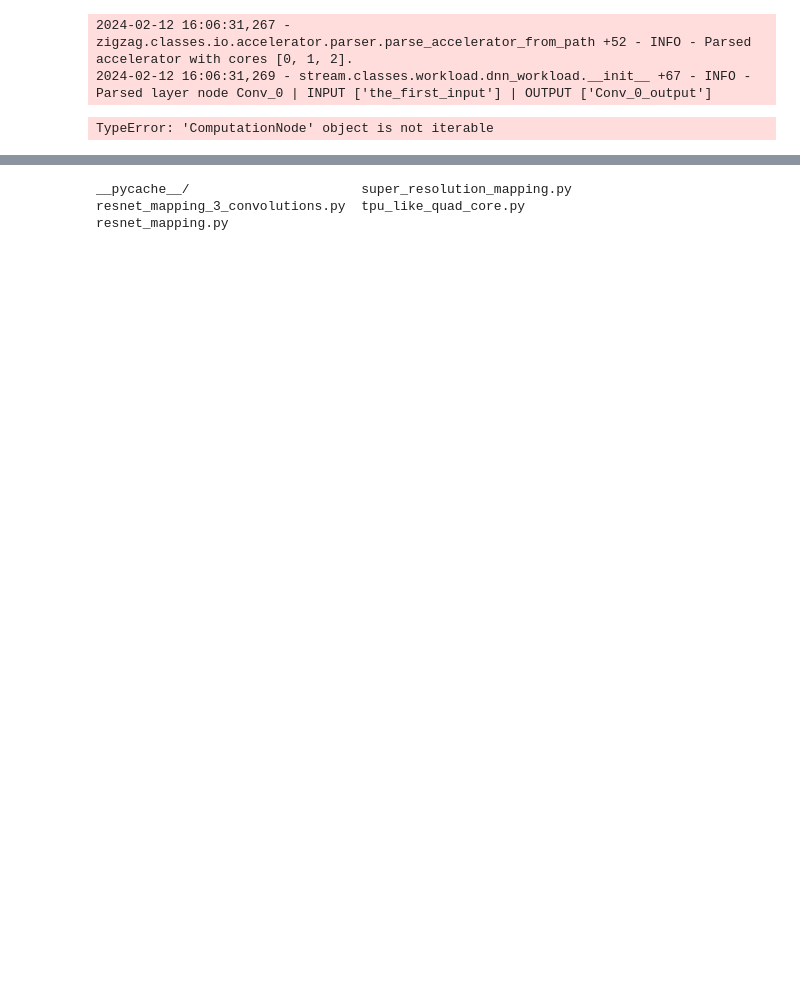
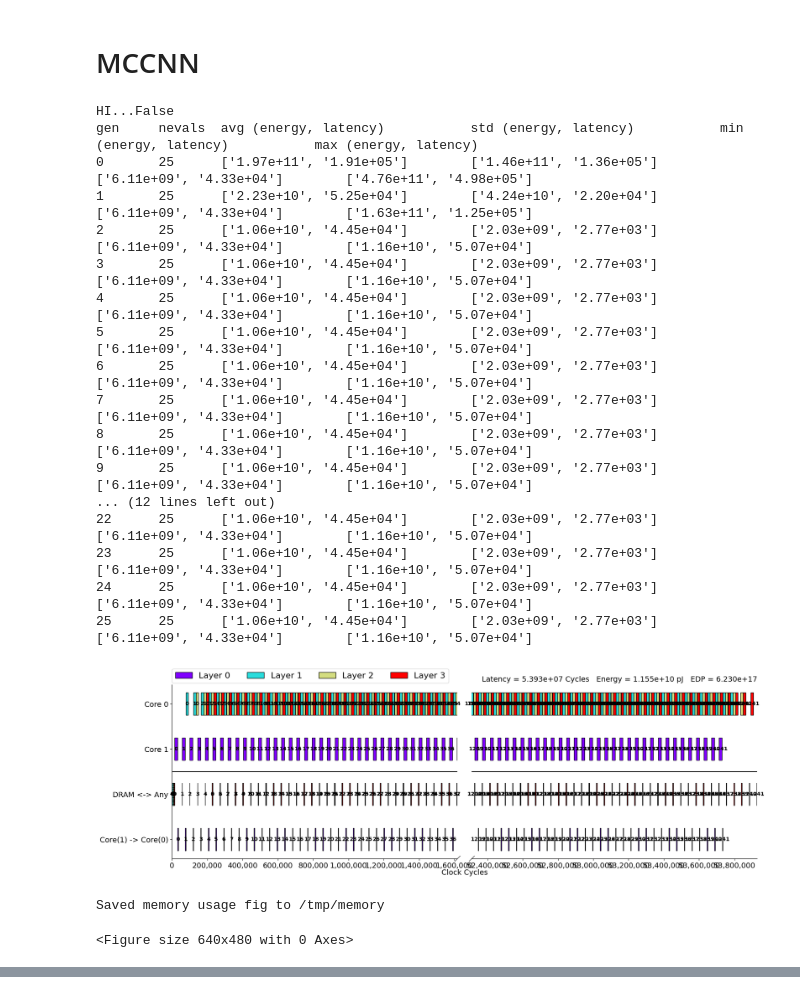
Before and after one commit to Andful/cyclic-scheduling-fitness-evaluator, a Jupyter notebook: example/Conversion.ipynb, the cells around one changed output, grey strips where cells are left out. Saved outputs shown, nothing was run; the diff lists cells and outputs as text; code cells hidden in the pictures; blank space fills up the shorter version.

```diff
--- a/example/Conversion.ipynb
+++ b/example/Conversion.ipynb
@@ -95,13 +78,6 @@ Saved memory usage fig to /tmp/memory
+# %% [markdown]
+# MCCNN
 # %%
-import logging as _logging
-
-_logging_level = _logging.INFO
-_logging_format = (
-    "%(asctime)s - %(name)s.%(funcName)s +%(lineno)s - %(levelname)s - %(message)s"
-)
-_logging.basicConfig(level=_logging_level, format=_logging_format)
-
-
 mainstage = MainStage(
     [  # Initializes the MainStage as entry point
         AcceleratorParserStage,  # Parses the accelerator
@@ -109,37 +85,54 @@ mainstage = MainStage(
         GenerateCNWorkloadHybridStage,
         IntraCoreMappingStage,
         InterCoreMappingStage,
     ],
     accelerator="architecture.eyeriss_tpu",  # required by AcceleratorParserStage
     workload_path="problems.mccnn",  # required by ModelParserStage
     mapping_path="mapping.mccnn_mapping",
     cn_define_mode=1,
     hint_loops=[("OY", "all")],
-    loma_lpf_limit=2,
-    nb_ga_generations = 1,
-    nb_ga_individuals = 2,
+    loma_lpf_limit=6,
+    nb_ga_generations = 25,
+    nb_ga_individuals = 25,
     plot_hof=True,
     plot_file_name='plot.png',
     operands_to_prefetch = [],
     custom_fitness_evaluator=CyclicFitnessEvaluatorBuilder(
         sdf_relation="OY",
-        optimization_type=MinimumMemory(),
+        optimization_type=MinimumLatency(),
     ),
 )
 
 [(scme, _), *_] = mainstage.run()
 
 plot_timeline_brokenaxes(
     scme,
     False,
     section_start_percent=(0,97),
     percent_shown=(3,3),
     plot_data_transfer=True,
     fig_path="/tmp/timeline",
 )
 
 plot_memory_usage(scme, (0,97), (3,3), fig_path="/tmp/memory")
 # %% [output]
-2024-02-12 16:06:31,267 - zigzag.classes.io.accelerator.parser.parse_accelerator_from_path +52 - INFO - Parsed accelerator with cores [0, 1, 2].
-2024-02-12 16:06:31,269 - stream.classes.workload.dnn_workload.__init__ +67 - INFO - Parsed layer node Conv_0 | INPUT ['the_first_input'] | OUTPUT ['Conv_0_output']
+HI...False
+gen     nevals  avg (energy, latency)           std (energy, latency)           min (energy, latency)           max (energy, latency)
+0       25      ['1.97e+11', '1.91e+05']        ['1.46e+11', '1.36e+05']        ['6.11e+09', '4.33e+04']        ['4.76e+11', '4.98e+05']
+1       25      ['2.23e+10', '5.25e+04']        ['4.24e+10', '2.20e+04']        ['6.11e+09', '4.33e+04']        ['1.63e+11', '1.25e+05']
+2       25      ['1.06e+10', '4.45e+04']        ['2.03e+09', '2.77e+03']        ['6.11e+09', '4.33e+04']        ['1.16e+10', '5.07e+04']
+3       25      ['1.06e+10', '4.45e+04']        ['2.03e+09', '2.77e+03']        ['6.11e+09', '4.33e+04']        ['1.16e+10', '5.07e+04']
+4       25      ['1.06e+10', '4.45e+04']        ['2.03e+09', '2.77e+03']        ['6.11e+09', '4.33e+04']        ['1.16e+10', '5.07e+04']
+5       25      ['1.06e+10', '4.45e+04']        ['2.03e+09', '2.77e+03']        ['6.11e+09', '4.33e+04']        ['1.16e+10', '5.07e+04']
+6       25      ['1.06e+10', '4.45e+04']        ['2.03e+09', '2.77e+03']        ['6.11e+09', '4.33e+04']        ['1.16e+10', '5.07e+04']
+7       25      ['1.06e+10', '4.45e+04']        ['2.03e+09', '2.77e+03']        ['6.11e+09', '4.33e+04']        ['1.16e+10', '5.07e+04']
+8       25      ['1.06e+10', '4.45e+04']        ['2.03e+09', '2.77e+03']        ['6.11e+09', '4.33e+04']        ['1.16e+10', '5.07e+04']
+9       25      ['1.06e+10', '4.45e+04']        ['2.03e+09', '2.77e+03']        ['6.11e+09', '4.33e+04']        ['1.16e+10', '5.07e+04']
+... (12 lines left out)
+22      25      ['1.06e+10', '4.45e+04']        ['2.03e+09', '2.77e+03']        ['6.11e+09', '4.33e+04']        ['1.16e+10', '5.07e+04']
+23      25      ['1.06e+10', '4.45e+04']        ['2.03e+09', '2.77e+03']        ['6.11e+09', '4.33e+04']        ['1.16e+10', '5.07e+04']
+24      25      ['1.06e+10', '4.45e+04']        ['2.03e+09', '2.77e+03']        ['6.11e+09', '4.33e+04']        ['1.16e+10', '5.07e+04']
+25      25      ['1.06e+10', '4.45e+04']        ['2.03e+09', '2.77e+03']        ['6.11e+09', '4.33e+04']        ['1.16e+10', '5.07e+04']
+[figure, added]
-TypeError: 'ComputationNode' object is not iterable
+Saved memory usage fig to /tmp/memory
+<Figure size 640x480 with 0 Axes>
@@ -146,6 +139,0 @@ TypeError: 'ComputationNode' object is not iterable
-# %%
-ls work/
-# %% [output]
-__pycache__/                      super_resolution_mapping.py
-resnet_mapping_3_convolutions.py  tpu_like_quad_core.py
-resnet_mapping.py
```
Also changed, not shown: parts of 36 cells of this notebook, 13 other files.
